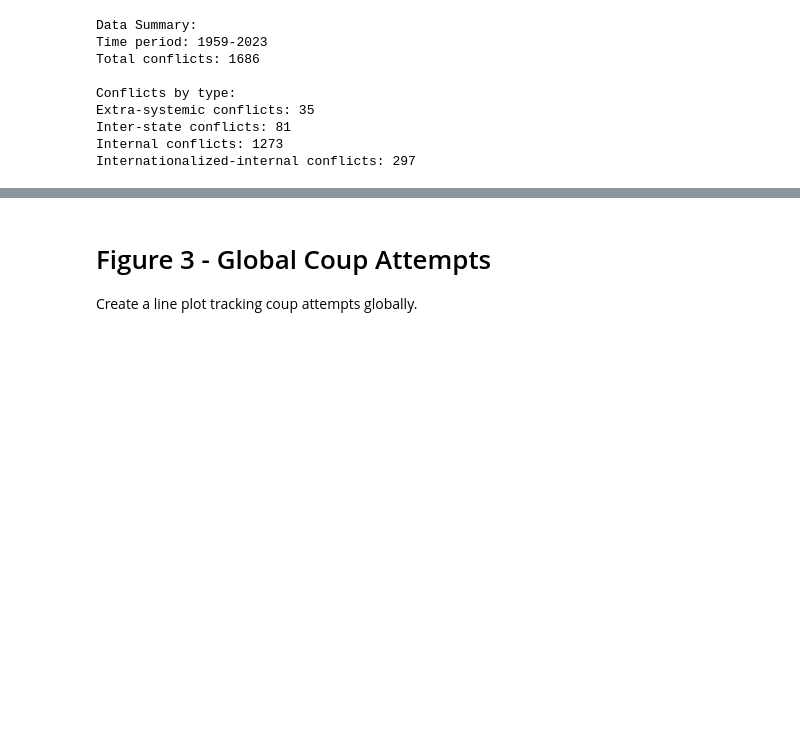
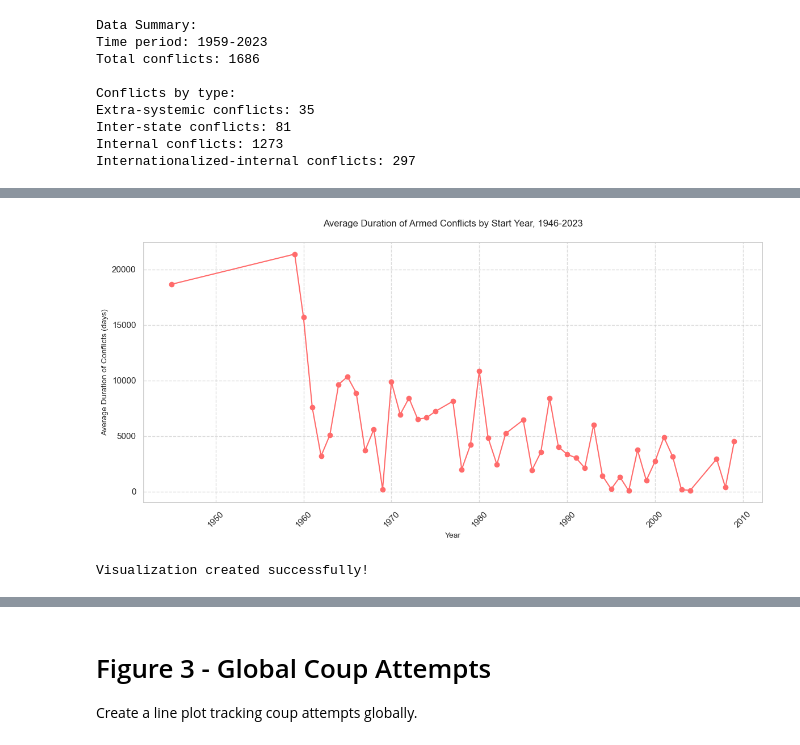
Before and after one commit to mglpurroy/slide-deck-analytics-1, a Jupyter notebook: notebooks/main.ipynb, the cells around one changed output, grey strips where cells are left out. Saved outputs shown, nothing was run; the diff lists cells and outputs as text; code cells hidden in the pictures; blank space fills up the shorter version.

Commit message:
Figure 3 - Done

```diff
--- a/notebooks/main.ipynb
+++ b/notebooks/main.ipynb
@@ -55,0 +31,5 @@ year
+# %%
+raw_data = ucdp.fetch_ucdp_data()
+df_conflicts = ucdp.process_conflict_data(raw_data)
+df_avg_duration = ucdp.calculate_average_duration(raw_data)
+df_gic = gic.processed_data
@@ -201,0 +126,54 @@ print("✓ Figure 2 generated successfully")
+# %%
+def create_conflict_duration_plot(df_avg_duration, save_fig=False):
+    """
+    Create and display the conflict duration visualization.
+
+    Args:
+        df_avg_duration (pd.DataFrame): DataFrame containing average duration data
+        save_fig (bool): Whether to save the figure to file
+    """
+    # Validate the processed data
+    if df_avg_duration.empty:
+        raise ValueError("Processed data is empty")
+
+    # Create visualization
+    fig, ax = plt.subplots(figsize=(12, 6))
+
+    # Plot average duration of conflicts by start year
+    ax.plot(df_avg_duration['Year'], df_avg_duration['Average Duration'], marker='o', linestyle='-', color='#FF6B6B')
+
+    # Customize the plot
+    ax.set_xlabel('Year', fontsize=10)
+    ax.set_ylabel('Average Duration of Conflicts (days)', fontsize=10)
+    ax.set_title('Average Duration of Armed Conflicts by Start Year, 1946-2023',
+                fontsize=12, pad=20)
+
+    # Customize grid
+    ax.grid(True, linestyle='--', alpha=0.7)
+
+    # Rotate x-axis labels
+    plt.xticks(rotation=45)
+
+    # Adjust layout to prevent label cutoff
+    plt.tight_layout()
+
+    # Save if requested
+    if save_fig:
+        plt.savefig('conflict_duration.png',
+                    dpi=300,
+                    bbox_inches='tight')
+
+    return fig
+
+# Generate the visualization
+try:
+    fig = create_conflict_duration_plot(df_avg_duration)
+    plt.show()
+
+    print("\nVisualization created successfully!")
+
+except Exception as e:
+    print(f"Error creating visualization: {str(e)}")
+# %% [output]
+[figure, added]
+Visualization created successfully!
```
Also changed, not shown: parts of 10 cells of this notebook, 1 other file.
